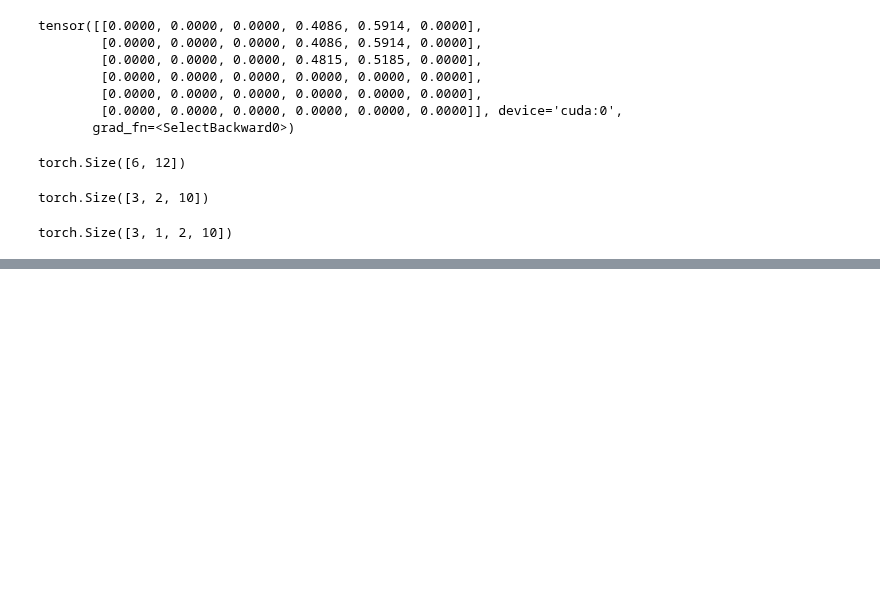
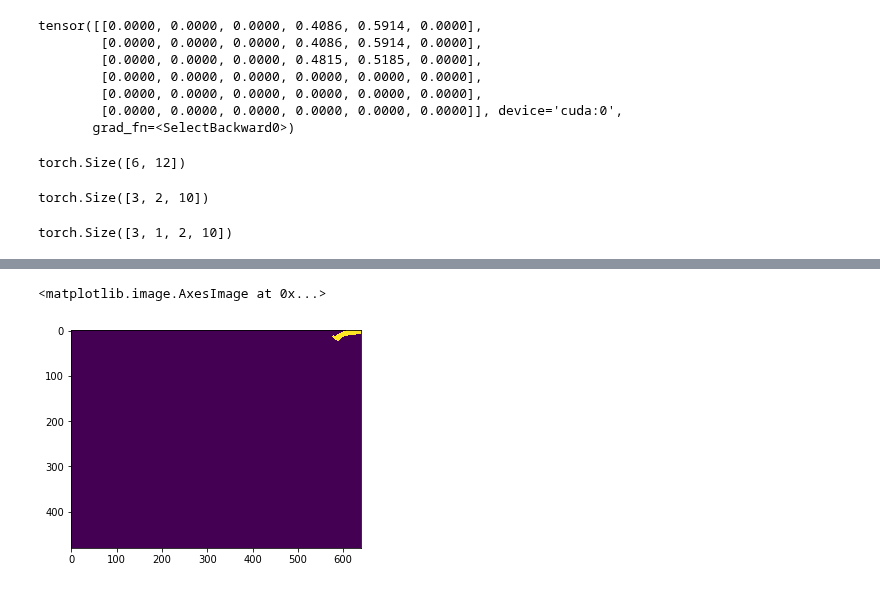
Before and after one commit to hogunkee/ur5_manipulation, a Jupyter notebook: object_wise/dqn/debugging.ipynb, the cells around one changed output, grey strips where cells are left out. Drawn from its saved outputs; the diff is of its cells as text; code cells hidden in the pictures; blank space fills up the shorter version.

```diff
--- a/object_wise/dqn/debugging.ipynb
+++ b/object_wise/dqn/debugging.ipynb
@@ -117,0 +159,2 @@ from sdf_module import *
+# %%
+sdf.params['img_width'] = 640
@@ -117,0 +182,2 @@ from sdf_module import *
+# %%
+m, f = sdf.get_masks(rgb/255, depth/1000, 'HWC')
@@ -117,0 +193,5 @@ from sdf_module import *
+# %%
+plt.imshow(m[0])
+# %% [output]
+<matplotlib.image.AxesImage at 0x...>
+[figure, added]
```
Also changed, not shown: parts of 30 cells of this notebook, 7 other files.
